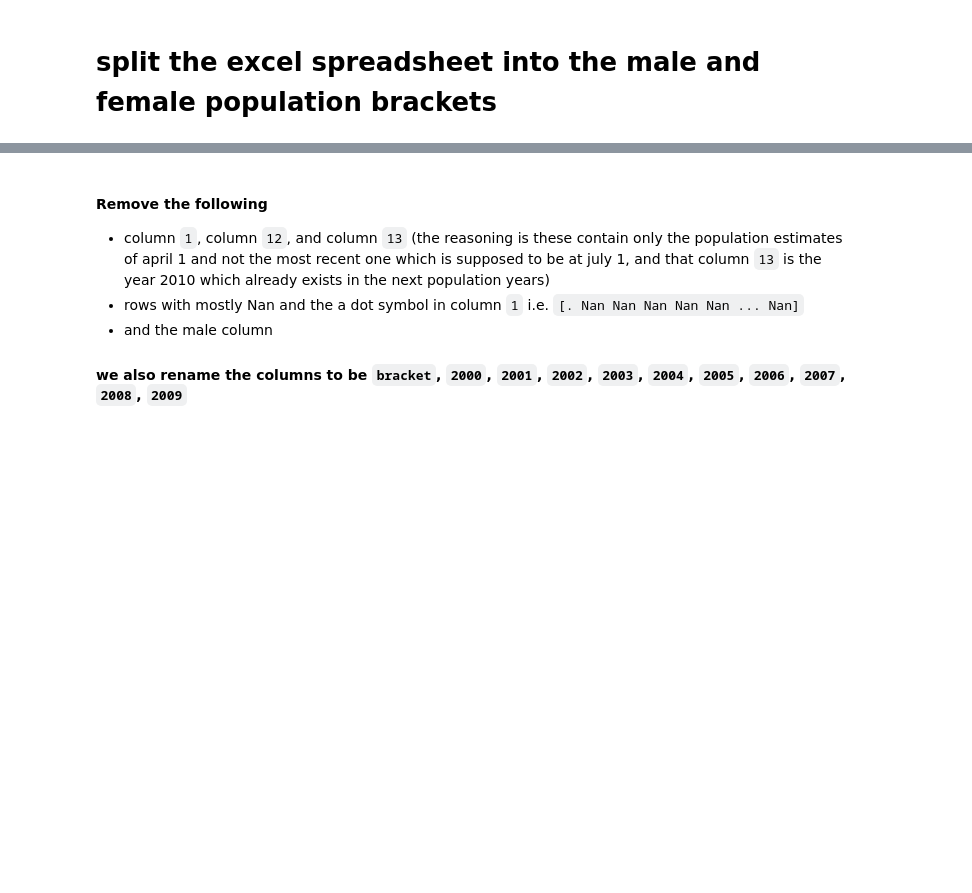
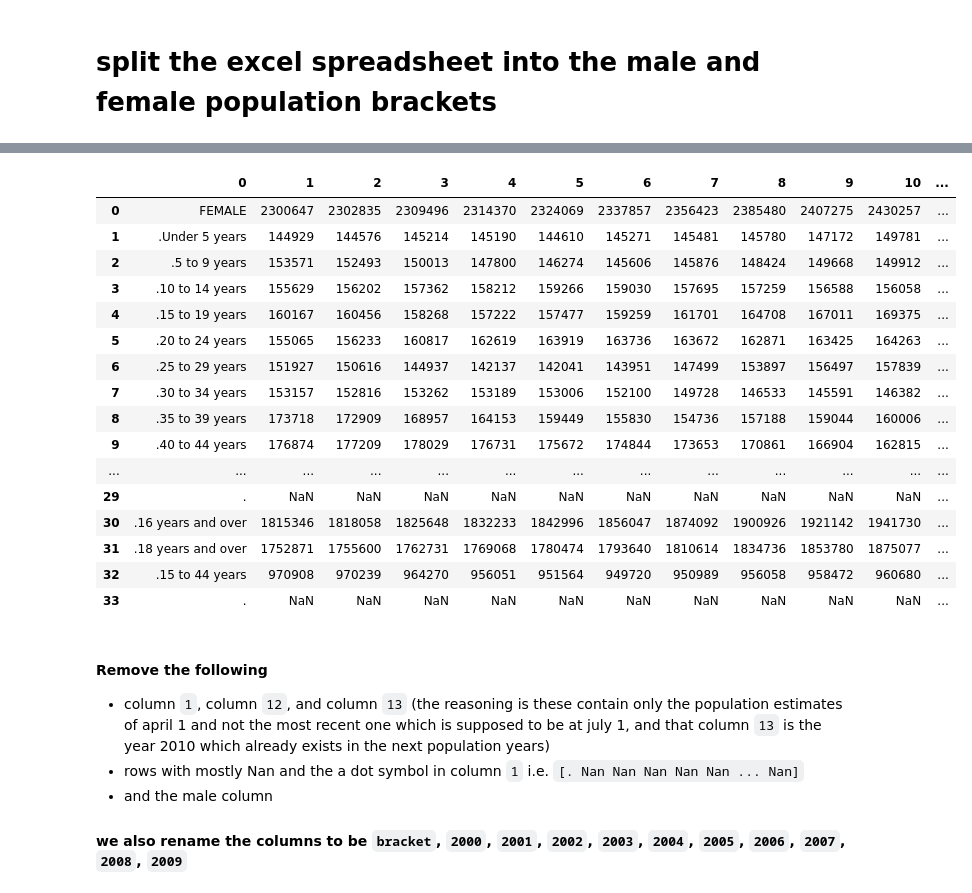
Before and after one commit to 08Aristodemus24/chronic-disease-analyses, a Jupyter notebook: population_modelling.ipynb, the cells around one changed output, grey strips where cells are left out. Saved outputs shown, nothing was run; the diff lists cells and outputs as text; code cells hidden in the pictures; blank space fills up the shorter version.

```diff
--- a/population_modelling.ipynb
+++ b/population_modelling.ipynb
@@ -90,6 +111,24 @@ male_pop_bracket
 # %%
-female_pop_bracket = test_df.iloc[female_start:female_end]
+female_pop_bracket = test_df.iloc[female_start:female_end].reset_index(drop=True)
 female_pop_bracket
+# %% [output]
+|  | 0 | 1 | 2 | 3 | 4 | 5 | 6 | 7 | 8 | 9 | 10 | ... |
+| 0 | FEMALE | 2300647 | 2302835 | 2309496 | 2314370 | 2324069 | 2337857 | 2356423 | 2385480 | 2407275 | 2430257 | ... |
+| 1 | .Under 5 years | 144929 | 144576 | 145214 | 145190 | 144610 | 145271 | 145481 | 145780 | 147172 | 149781 | ... |
+| 2 | .5 to 9 years | 153571 | 152493 | 150013 | 147800 | 146274 | 145606 | 145876 | 148424 | 149668 | 149912 | ... |
+| 3 | .10 to 14 years | 155629 | 156202 | 157362 | 158212 | 159266 | 159030 | 157695 | 157259 | 156588 | 156058 | ... |
+| 4 | .15 to 19 years | 160167 | 160456 | 158268 | 157222 | 157477 | 159259 | 161701 | 164708 | 167011 | 169375 | ... |
+| 5 | .20 to 24 years | 155065 | 156233 | 160817 | 162619 | 163919 | 163736 | 163672 | 162871 | 163425 | 164263 | ... |
+| 6 | .25 to 29 years | 151927 | 150616 | 144937 | 142137 | 142041 | 143951 | 147499 | 153897 | 156497 | 157839 | ... |
+| 7 | .30 to 34 years | 153157 | 152816 | 153262 | 153189 | 153006 | 152100 | 149728 | 146533 | 145591 | 146382 | ... |
+| 8 | .35 to 39 years | 173718 | 172909 | 168957 | 164153 | 159449 | 155830 | 154736 | 157188 | 159044 | 160006 | ... |
+| 9 | .40 to 44 years | 176874 | 177209 | 178029 | 176731 | 175672 | 174844 | 173653 | 170861 | 166904 | 162815 | ... |
+| ... | ... | ... | ... | ... | ... | ... | ... | ... | ... | ... | ... | ... |
+| 29 | . | NaN | NaN | NaN | NaN | NaN | NaN | NaN | NaN | NaN | NaN | ... |
+| 30 | .16 years and over | 1815346 | 1818058 | 1825648 | 1832233 | 1842996 | 1856047 | 1874092 | 1900926 | 1921142 | 1941730 | ... |
+| 31 | .18 years and over | 1752871 | 1755600 | 1762731 | 1769068 | 1780474 | 1793640 | 1810614 | 1834736 | 1853780 | 1875077 | ... |
+| 32 | .15 to 44 years | 970908 | 970239 | 964270 | 956051 | 951564 | 949720 | 950989 | 956058 | 958472 | 960680 | ... |
+| 33 | . | NaN | NaN | NaN | NaN | NaN | NaN | NaN | NaN | NaN | NaN | ... |
 # %% [markdown]
 #### Remove the following
 * column `1`, column `12`, and column `13` (the reasoning is these contain only the population estimates of april 1 and not the most recent one which is supposed to be at july 1, and that column `13` is the year 2010 which already exists in the next population years)
```
Also changed, not shown: parts of 16 cells of this notebook, 3 other files.
